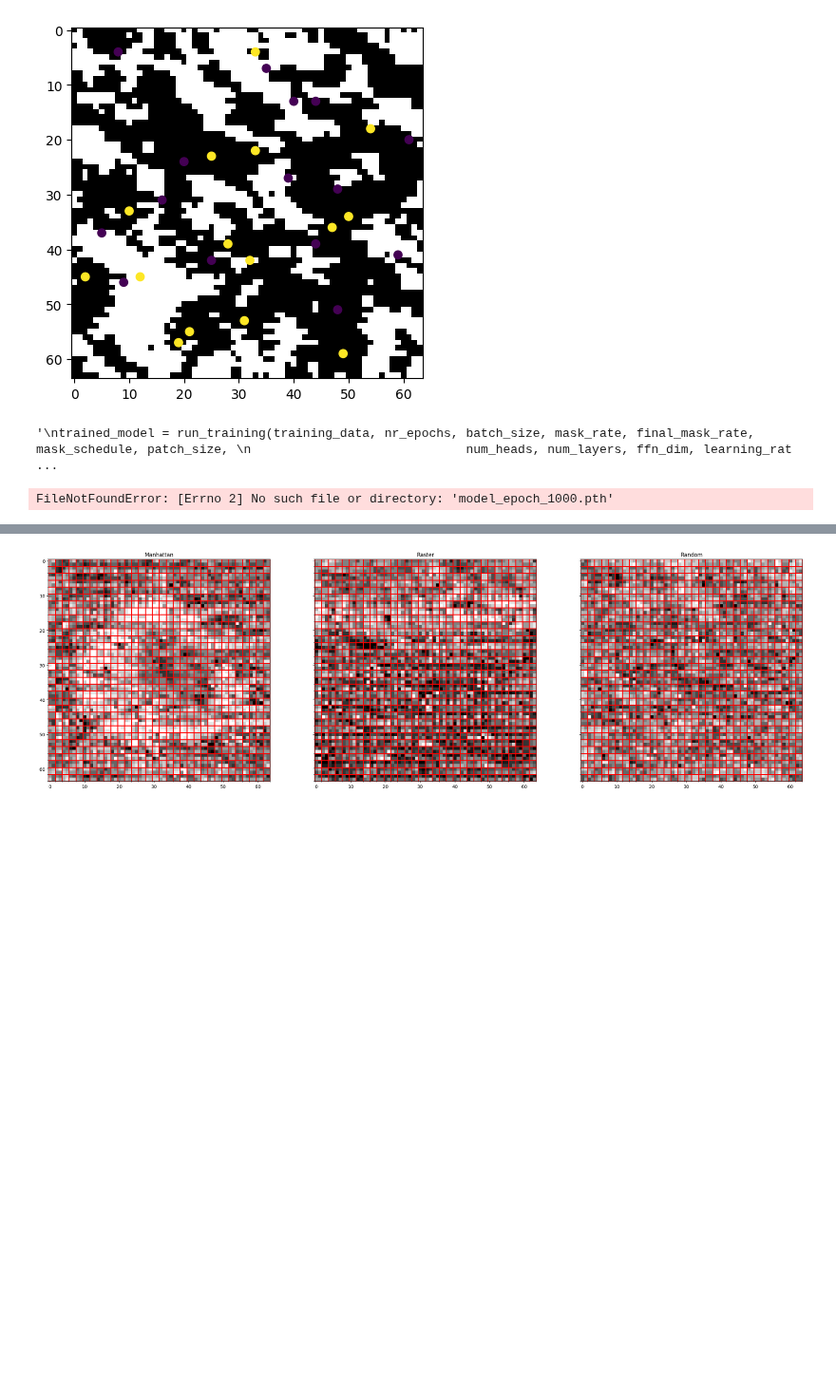
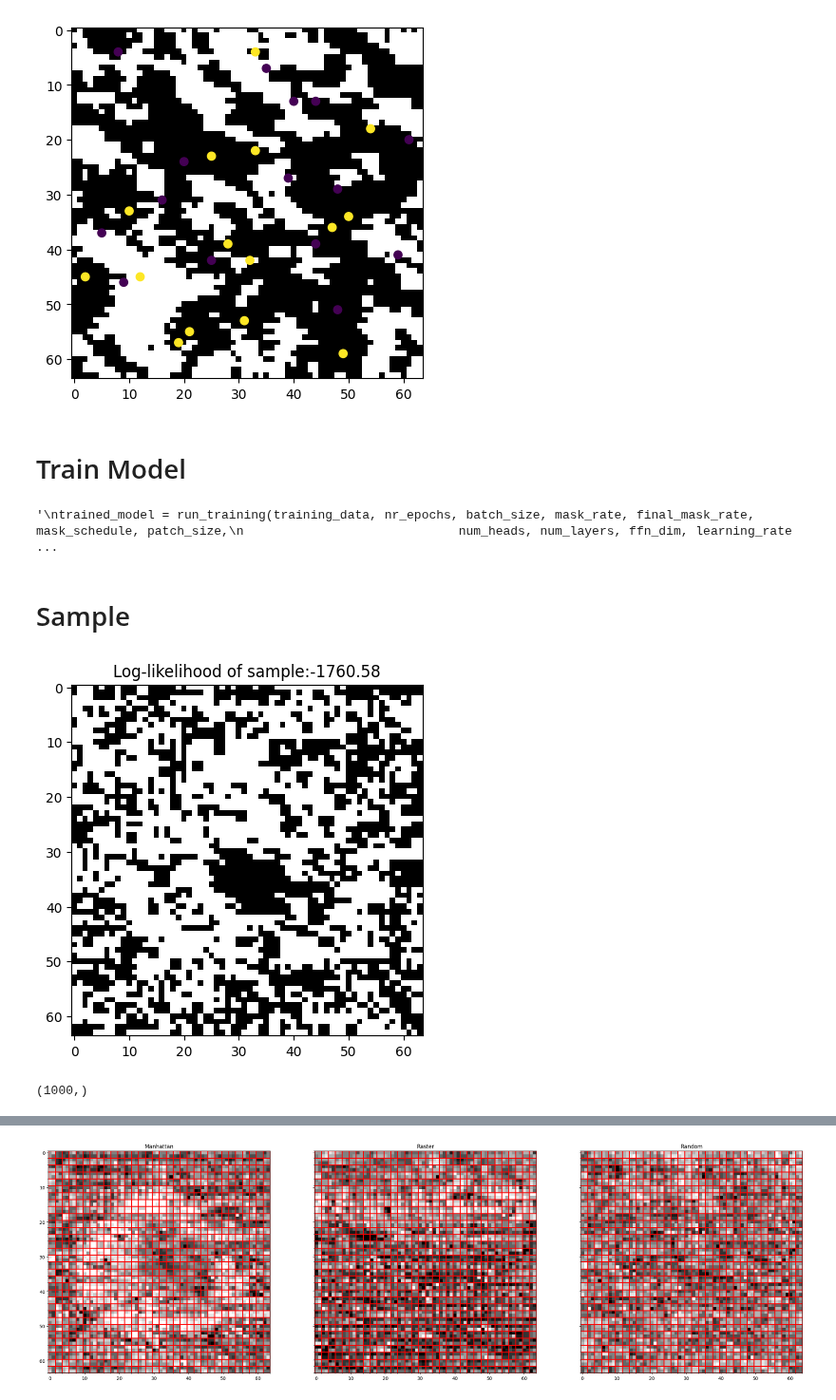
Before and after one commit to OscarOvanger/GeoDecepticon, a Jupyter notebook: ViT_notebook.ipynb, the cells around one changed output, grey strips where cells are left out. Shown at 95% size. Drawn from its saved outputs; the diff is of its cells as text; code cells hidden in the pictures; blank space fills up the shorter version.

```diff
--- a/ViT_notebook.ipynb
+++ b/ViT_notebook.ipynb
@@ -620,6 +100,8 @@ plt.show()
 [44 49 10 12 20 59 19 39 35 47 16 48  9 33  5 32 40 25 54 61 21 50 31 48
   2 44 25 28  8 33]
 [figure]
+# %% [markdown]
+# Train Model
 # %%
 # Try training for, say, 500 epochs; you can also try mask_rate=1.0 for a stricter overfit test.
 nr_epochs = 1000
@@ -633,68 +115,38 @@ num_layers = 2
 ffn_dim = 256
 emb_dim = 64
 learning_rate = 1e-3
-vocab_cap = 2000
+vocab_cap = 100000
 """
 trained_model = run_training(training_data, nr_epochs, batch_size, mask_rate, final_mask_rate, mask_schedule, patch_size,
                              num_heads, num_layers, ffn_dim, learning_rate, emb_dim, vocab_cap)
 """
 # %% [output]
-'\ntrained_model = run_training(training_data, nr_epochs, batch_size, mask_rate, final_mask_rate, mask_schedule, patch_size, \n                             num_heads, num_layers, ffn_dim, learning_rat ...
+'\ntrained_model = run_training(training_data, nr_epochs, batch_size, mask_rate, final_mask_rate, mask_schedule, patch_size,\n                             num_heads, num_layers, ffn_dim, learning_rate ...
+# %% [markdown]
+# Sample
 # %%
-# Load necessary libraries if not already loaded:
-import torch
-import numpy as np
-
 # Assume training_data is already defined with shape (N, H, W)
 N, H, W = training_data.shape
 
 # Set parameters.
-patch_size = 2
-vocab_cap = 2000
 vocab, counts, mask_token = build_vocabulary(training_data, patch_size, cap_size=vocab_cap)
 patch_dim = patch_size ** 2
 num_patches = (H // patch_size) ** 2
-num_heads = 2
-num_layers = 2
-ffn_dim = 256
-emb_dim = 64
+
 
 # Create the model and load weights.
-PATH = "model_epoch_1000.pth"
+PATH = "Models/model_epoch_1000.pth"
 model = StackedContextViT(vocab, mask_token, patch_dim, num_patches,
                            emb_dim, num_heads, num_layers, ffn_dim)
 # Note: if your torch.load expects "weights_only", adjust accordingly.
 model.load_state_dict(torch.load(PATH, map_location='cpu'))  # remove weights_only if not applicable
 model.eval()
 
-# Generate 100 images using both methods for comparison.
-manhattan_order = []
-raster_order = []
-random_order = []
-# Optionally define some condition indices/values
-# (You can modify these as needed; here we provide an example.)
-condition_indices = np.array([876,3825,2122,2892,1556,2683,3667,1767,483,2351,
-                              2000,3312,2953,289,2373,2720,872,2713,1206,1341,
-                              3541,2226,3423,1904,2882,2540,1497,2524,264,1441])
-condition_values = np.array([0,1,1,1,0,0,1,0,0,1,0,0,0,1,0,1,0,0,1,0,
-                              1,1,1,0,1,0,1,1,0,1])
+# Generate a test image and plot
+cond_img,ll = generate_image(model,patch_size,image_size=H,condition_indices=condition_indices,condition_values=condition_values)
 
-for i in range(1000):
-    gen_img_1, ll1 = generate_image(model, patch_size, W, condition_indices, condition_values,generation_order="manhattan")
-    #gen_img_2, ll2 = generate_image(model, patch_size, W, condition_indices, condition_values,generation_order="raster")
-    #gen_img_3, ll3 = generate_image(model, patch_size, W, condition_indices, condition_values,generation_order="random")
-    manhattan_order.append(gen_img_1)
-    #raster_order.append(gen_img_2)
-    #random_order.append(gen_img_3)
-    print(f"Image {i+1} generated: manhattan order LL={ll1:.4f}")
-
-# Optionally: Save or visualize the generated images.
-# For example, using matplotlib to display the first 3 images from both methods.
-import matplotlib.pyplot as plt
-for i in range(3):
-    fig, axes = plt.subplots(1, 3, figsize=(18, 6))
-    axes[0].imshow(manhattan_order[i].cpu().detach().numpy(), cmap='gray', vmin=0, vmax=1)
-    axes[0].set_title(f"Manhattan Order {i+1}")
-    axes[0].axis("off")
+plt.imshow(cond_img.cpu().detach().numpy(),cmap='gray')
+plt.title(f"Log-likelihood of sample:{ll:.2f}")
+plt.show()
 # %% [output]
-FileNotFoundError: [Errno 2] No such file or directory: 'model_epoch_1000.pth'
+[figure, added]
@@ -700,0 +170,8 @@ FileNotFoundError: [Errno 2] No such file or directory: 'model_epoch_1000.pth'
+# %%
+# Make list of list to numpy
+ll_np = np.array(ll_list)
+ll_np = ll_np.reshape(-1)
+print(ll_np.shape)
+np.save("ll_manhattan.npy",ll_np)
+# %% [output]
+(1000,)
```
Also changed, not shown: parts of 13 cells of this notebook.
